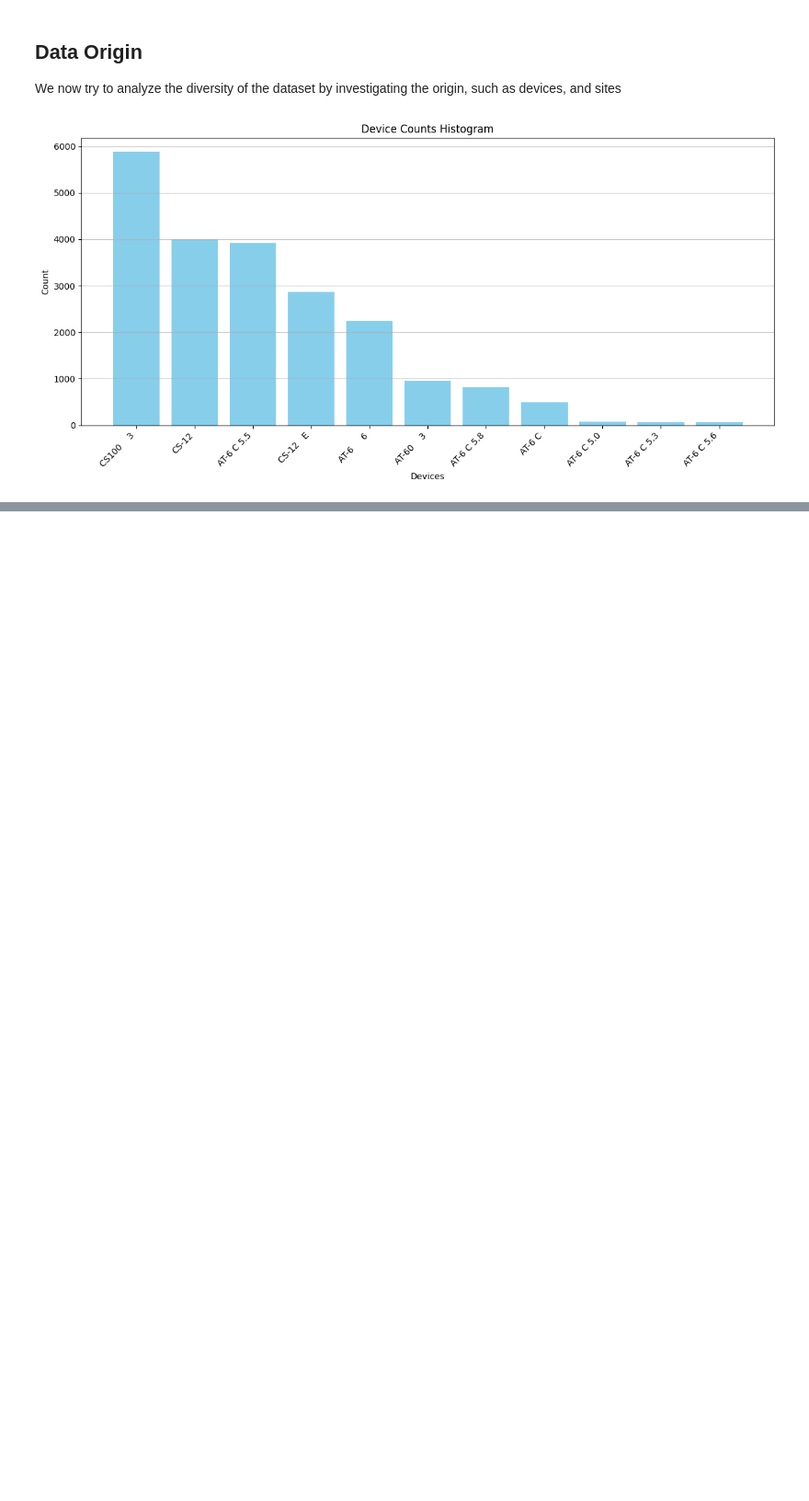
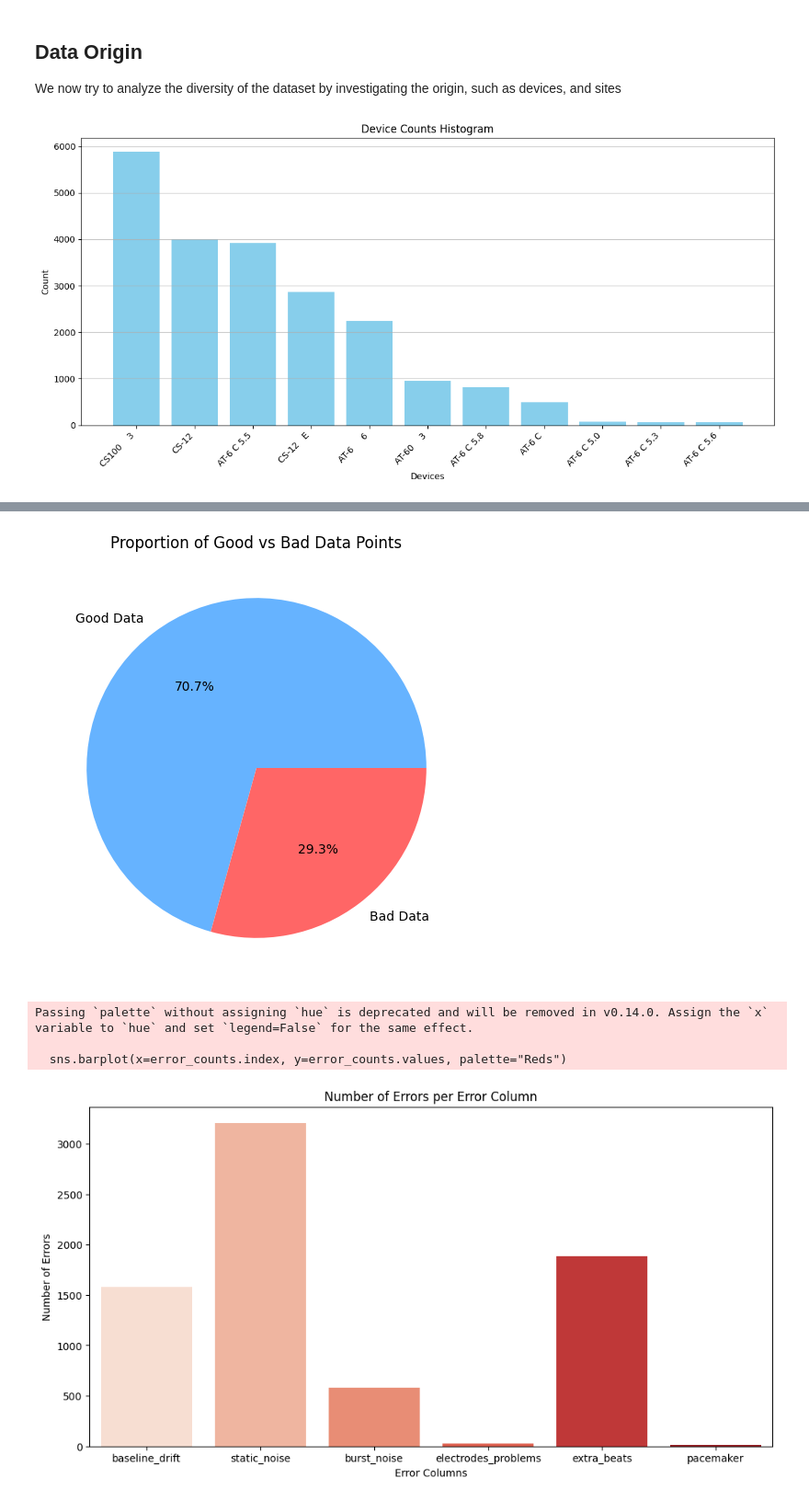
Before and after one commit to justamad/Idoven-DS-Machine-Learning, a Jupyter notebook: notebooks/01_data_analysis.ipynb, the cells around one changed output, grey strips where cells are left out. Shown at 92% size. Saved outputs shown, nothing was run; the diff lists cells and outputs as text; code cells hidden in the pictures; blank space fills up the shorter version.

```diff
--- a/notebooks/01_data_analysis.ipynb
+++ b/notebooks/01_data_analysis.ipynb
@@ -16,9 +16,8 @@ We load the Phyionet dataset using the given helper function. Then we investigat
 # %%
 path_to_data = "../data/physionet.org/files/ptb-xl/1.0.2/"
 
-df = load_physionet_dataset(path=path_to_data, sampling_rate=100)
+df = load_physionet_dataset(path=path_to_data)
 print(df.info())
-# print(df.head())
 
 patient_record_counts = df['patient_id'].value_counts()
 
@@ -90,0 +88,30 @@ Now we check for measurement errors and artifacts
+# %%
+error_columns = ['baseline_drift', 'static_noise', 'burst_noise', 'electrodes_problems', 'extra_beats', 'pacemaker']
+
+# 1. Create a new column 'has_error' which is True if any of the six error columns are not NaN
+df['has_error'] = df[error_columns].notna().any(axis=1)
+
+# 2. Plot the proportion of good (NaN in all error columns) vs bad data points
+good_data_count = df['has_error'].value_counts()
+
+# Plotting the proportion
+plt.figure(figsize=(6, 6))
+good_data_count.plot.pie(labels=['Good Data', 'Bad Data'], autopct='%1.1f%%', colors=['#66b3ff', '#ff6666'])
+plt.title('Proportion of Good vs Bad Data Points')
+plt.ylabel('')
+plt.show()
+
+error_counts = df[error_columns].notna().sum()
+
+plt.figure(figsize=(12, 6))
+sns.barplot(x=error_counts.index, y=error_counts.values, palette="Reds")
+plt.title('Number of Errors per Error Column')
+plt.xlabel('Error Columns')
+plt.ylabel('Number of Errors')
+plt.show()
+# %% [output]
+[figure, added]
+Passing `palette` without assigning `hue` is deprecated and will be removed in v0.14.0. Assign the `x` variable to `hue` and set `legend=False` for the same effect.
+
+  sns.barplot(x=error_counts.index, y=error_counts.values, palette="Reds")
+[figure, added]
```
Also changed, not shown: parts of 5 cells of this notebook, 4 other files.
